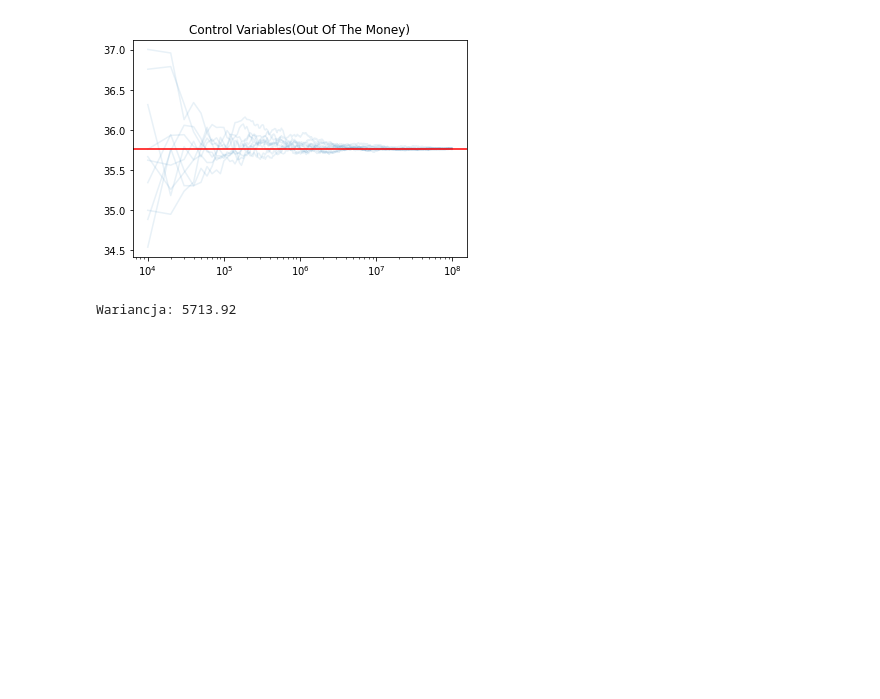
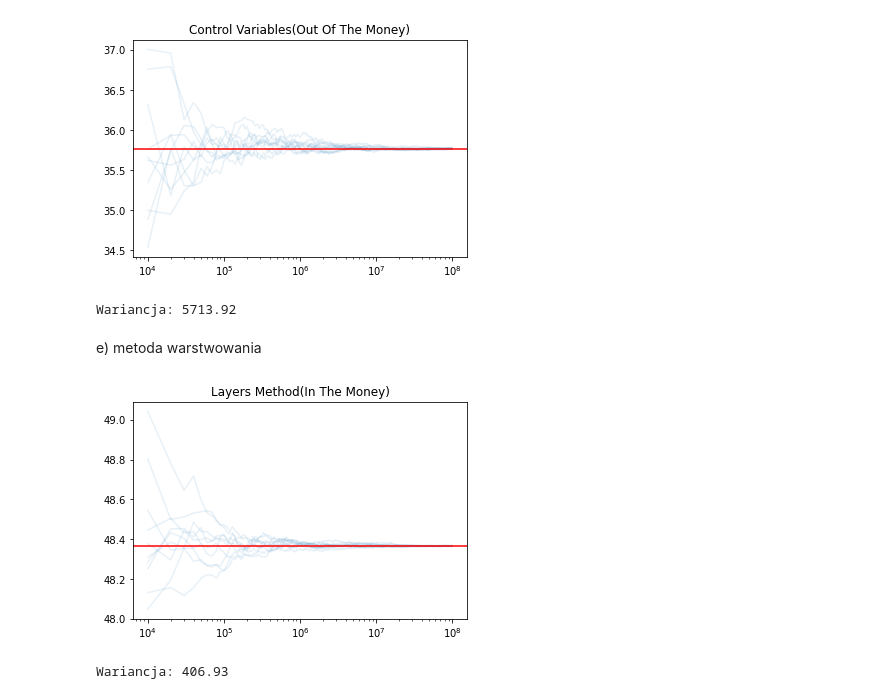
Before and after one commit to gekas145/MF, a Jupyter notebook: lab5.ipynb, the cells around one changed output. Drawn from its saved outputs; the diff is of its cells as text; code cells hidden in the pictures; blank space fills up the shorter version.

```diff
--- a/lab5.ipynb
+++ b/lab5.ipynb
@@ -238,3 +239,46 @@ plt.show()
 print(f'Wariancja: {np.mean(var_ls):.2f}')
 # %% [output]
 Wariancja: 5713.92
+# %% [markdown]
+e) metoda warstwowania
+# %%
+def get_ST_layers(S0, T, sigma, r, k, n):
+    nk = n // k
+    M = np.zeros([k, nk])
+    for i in range(0, k):
+        X = np.sqrt(T) * ndtri((i + uniform(0, 1).rvs(size=nk)) / k)
+        X = sigma*X + (r - sigma**2 / 2)*T
+        M[i,:] = S0 * np.exp(X)
+    return M
+
+def variance_layers(probe):
+    return np.mean(np.var(probe, axis=1))
+# %%
+def layers_method(S0, T, sigma, r, K, k=1000, n=10**8):
+    ST = get_ST_layers(S0, T, sigma, r, k, n)
+    probe = np.exp(-r*T) * np.maximum(ST - K, [0])
+    lower = 10
+    nk = n // k
+    prices = np.zeros((nk - 10)//10)
+    prices[0] = np.sum(probe[:, 0:10].sum(axis=1))
+    for i in range(1, len(prices)):
+        prices[i] = prices[i-1] + np.sum(probe[:, lower:lower+10].sum(axis=1))
+        lower += 10
+    prices /= np.arange(10**4, n, 10**4)
+    return prices, variance_layers(probe)
+# %%
+var_ls = []
+for i in range(10):
+    prices, var = layers_method(100, 1, 1, 0.1, 80)
+    var_ls.append(var)
+    plt.plot(np.arange(10**4, 10**8, 10**4), prices, color='C0', alpha=0.1)
+plt.axhline(y=im, color='r', linestyle='-')
+plt.xscale('log')
+plt.title('Layers Method(In The Money)')
+plt.show()
+# %% [output]
+[figure, added]
+# %%
+print(f'Wariancja: {np.mean(var_ls):.2f}')
+# %% [output]
+Wariancja: 406.93
```
Also changed, not shown: parts of 3 cells of this notebook.
